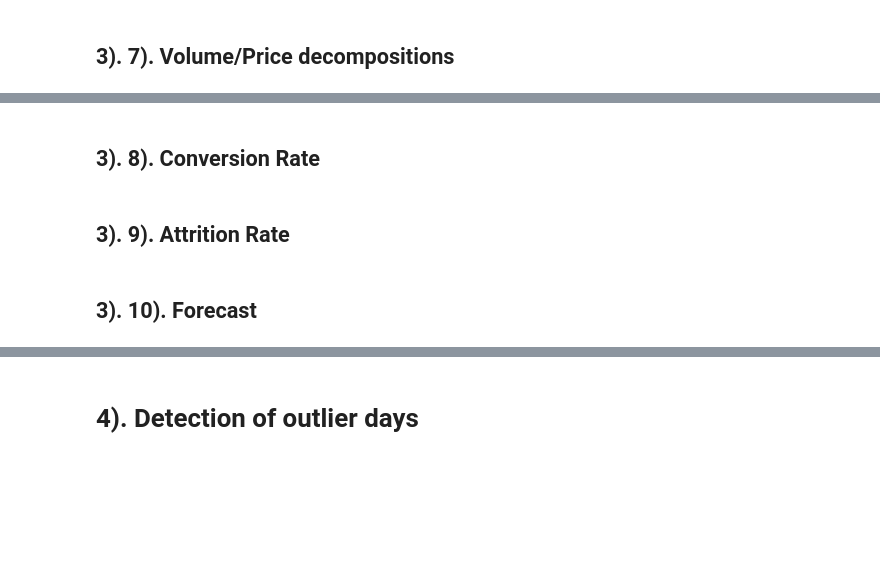
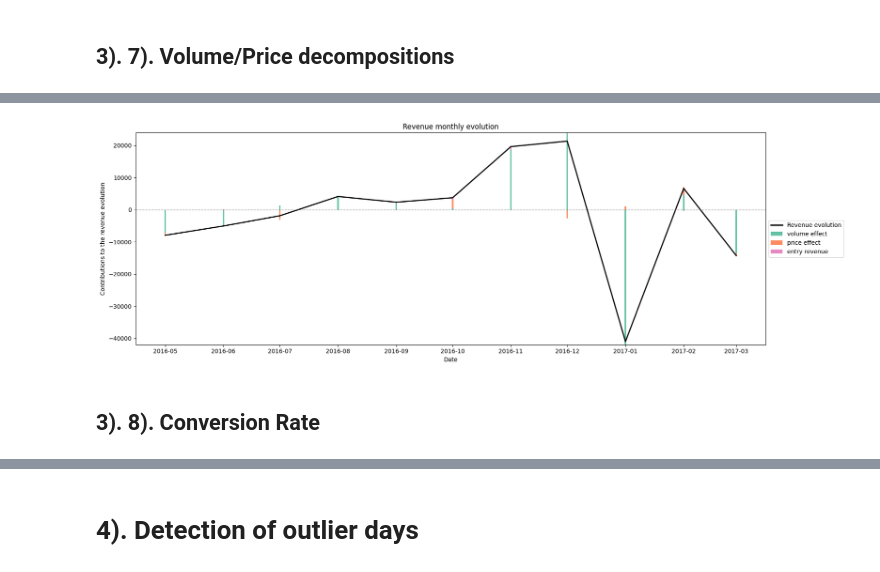
Before and after one commit to elissamim/e_commerce_traffic, a Jupyter notebook: notebooks/revenue_analysis.ipynb, the cells around one changed output, grey strips where cells are left out. Drawn from its saved outputs; the diff is of its cells as text; code cells hidden in the pictures; blank space fills up the shorter version.

```diff
--- a/notebooks/revenue_analysis.ipynb
+++ b/notebooks/revenue_analysis.ipynb
@@ -497,4 +690,10 @@ df_pv=pd.merge(df_price, df_quantity,
               left_index=True, right_index=True,
               how="outer").iloc[1:-1]
 
+df_pv = price_volume_effects(df_pv, list_products)
+
+df_pv["revenue_evolution"] = df_pv.sum(1)
+
+df_pv.index = df_pv.index.to_timestamp()
+
 df_pv
@@ -503,6 +715,8 @@ price_volume_effects(df_pv, list_products)
+# %%
+plot_contributions(df_pv,
+                  "revenue_evolution",
+                  ["web_traffic_volume_effect", "web_traffic_price_effect", "web_traffic_exit_cost", "web_traffic_entry_revenue"])
+# %% [output]
+[figure, added]
 # %% [markdown]
 ## 3). 8). Conversion Rate
-# %% [markdown]
-## 3). 9). Attrition Rate
-# %% [markdown]
-## 3). 10). Forecast
```
Also changed, not shown: parts of 48 cells of this notebook, 1 other file.
